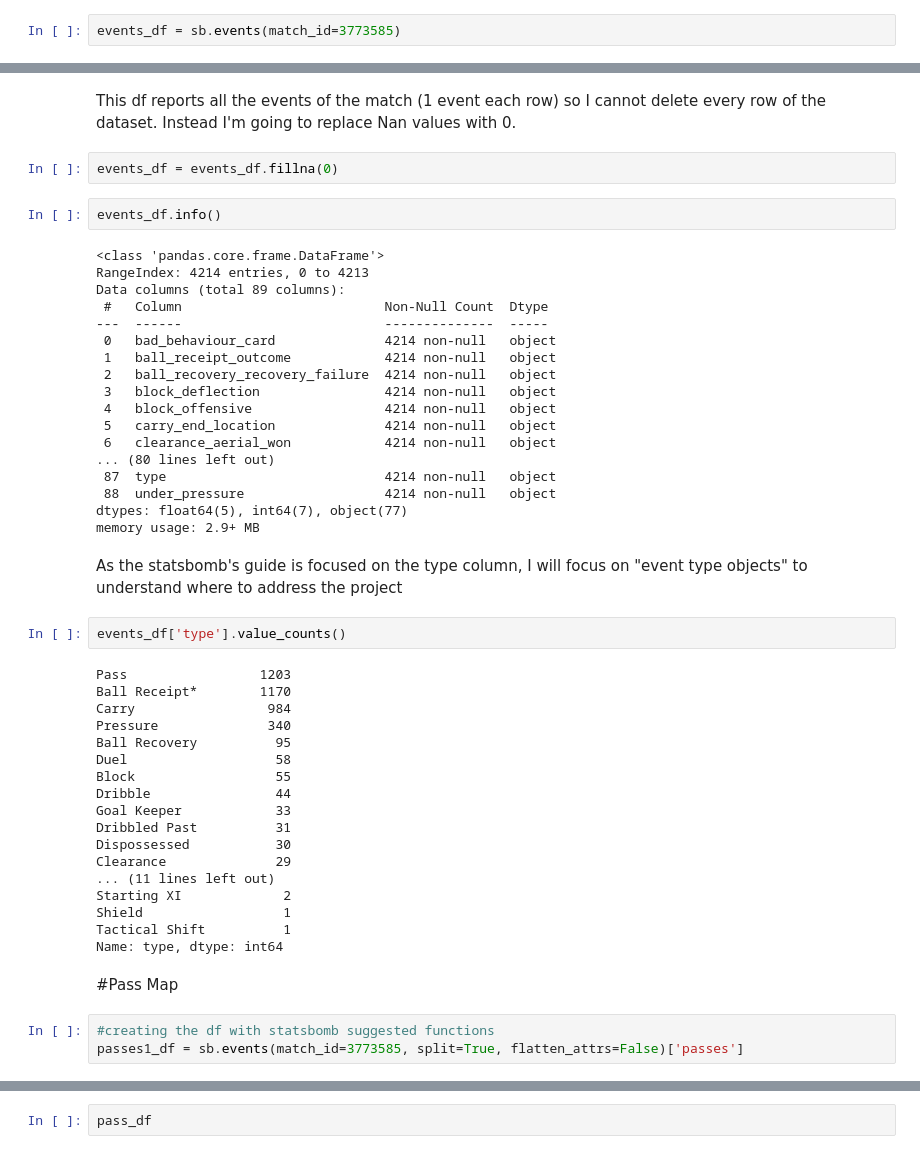
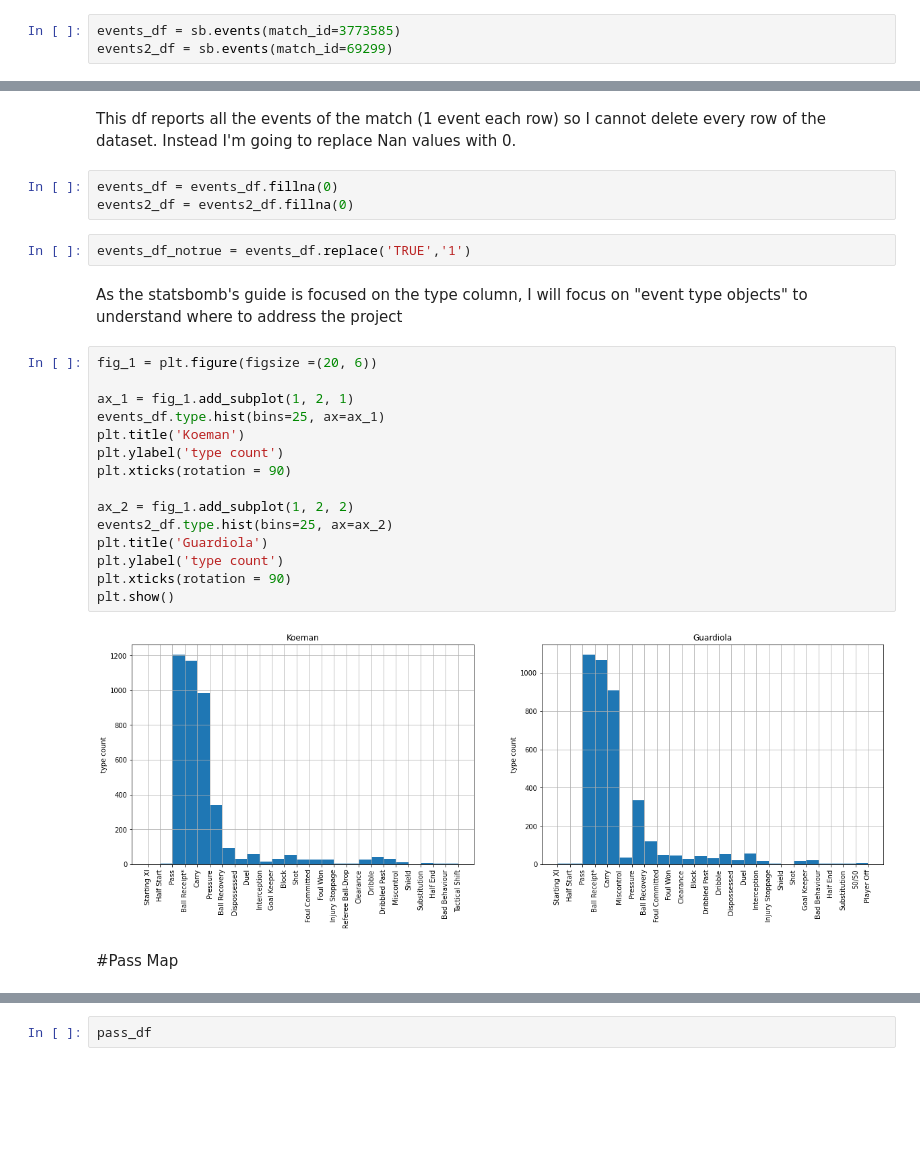
Before and after one commit to gianmarcozironelli/statsbomb_project, a Jupyter notebook: sb_project.ipynb, the cells around one changed output, grey strips where cells are left out. Drawn from its saved outputs; the diff is of its cells as text; blank space fills up the shorter version.

```diff
--- a/sb_project.ipynb
+++ b/sb_project.ipynb
@@ -144,6 +143,7 @@ sb.lineups(match_id=3773585)['Real Madrid']
 | 19 | 38832 | Luis Federico López Andúgar | Luis López | 33 | Spain | [] | [] |
 # %%
 events_df = sb.events(match_id=3773585)
+events2_df = sb.events(match_id=69299)
 # %%
 events_df
 # %% [output]
@@ -209,50 +209,27 @@ memory usage: 2.9+ MB
 This df reports all the events of the match (1 event each row) so I cannot delete every row of the dataset. Instead I'm going to replace Nan values with 0.
 # %%
 events_df = events_df.fillna(0)
+events2_df = events2_df.fillna(0)
-# %%
-events_df.info()
-# %% [output]
-<class 'pandas.core.frame.DataFrame'>
-RangeIndex: 4214 entries, 0 to 4213
-Data columns (total 89 columns):
- #   Column                          Non-Null Count  Dtype
----  ------                          --------------  -----
- 0   bad_behaviour_card              4214 non-null   object
- 1   ball_receipt_outcome            4214 non-null   object
- 2   ball_recovery_recovery_failure  4214 non-null   object
- 3   block_deflection                4214 non-null   object
- 4   block_offensive                 4214 non-null   object
- 5   carry_end_location              4214 non-null   object
- 6   clearance_aerial_won            4214 non-null   object
-... (80 lines left out)
- 87  type                            4214 non-null   object
- 88  under_pressure                  4214 non-null   object
-dtypes: float64(5), int64(7), object(77)
-memory usage: 2.9+ MB
+# %%
+events_df_notrue = events_df.replace('TRUE','1')
 # %% [markdown]
 As the statsbomb's guide is focused on the type column, I will focus on "event type objects" to understand where to address the project
-# %%
-events_df['type'].value_counts()
-# %% [output]
-Pass                 1203
-Ball Receipt*        1170
-Carry                 984
-Pressure              340
-Ball Recovery          95
-Duel                   58
-Block                  55
-Dribble                44
-Goal Keeper            33
-Dribbled Past          31
-Dispossessed           30
-Clearance              29
-... (11 lines left out)
-Starting XI             2
-Shield                  1
-Tactical Shift          1
-Name: type, dtype: int64
+# %%
+fig_1 = plt.figure(figsize =(20, 6))
+
+ax_1 = fig_1.add_subplot(1, 2, 1)
+events_df.type.hist(bins=25, ax=ax_1)
+plt.title('Koeman')
+plt.ylabel('type count')
+plt.xticks(rotation = 90)
+
+ax_2 = fig_1.add_subplot(1, 2, 2)
+events2_df.type.hist(bins=25, ax=ax_2)
+plt.title('Guardiola')
+plt.ylabel('type count')
+plt.xticks(rotation = 90)
+plt.show()
+# %% [output]
+[figure, added]
 # %% [markdown]
 #Pass Map
-# %%
-#creating the df with statsbomb suggested functions
-passes1_df = sb.events(match_id=3773585, split=True, flatten_attrs=False)['passes']
```
Also changed, not shown: parts of 29 cells of this notebook.
